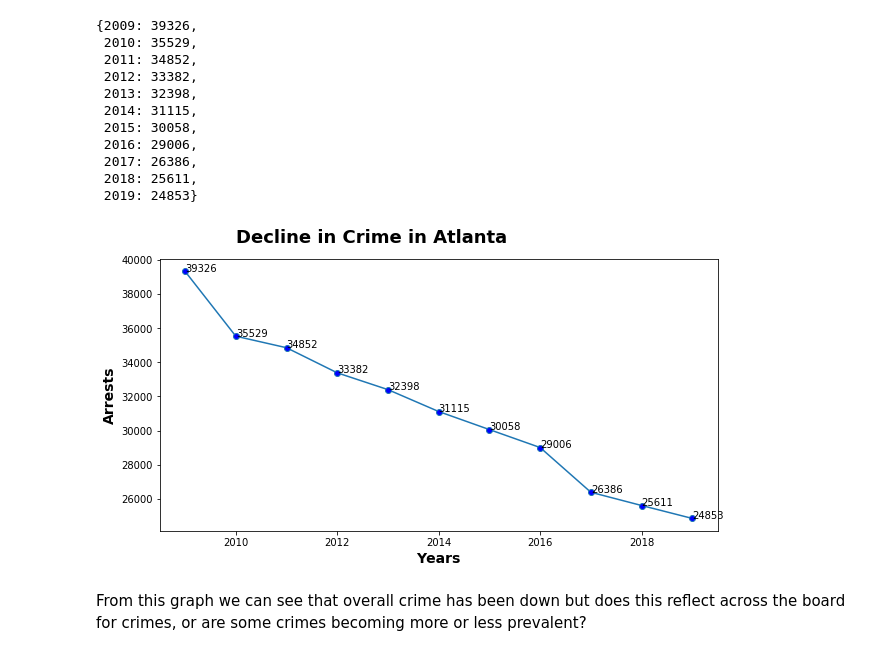
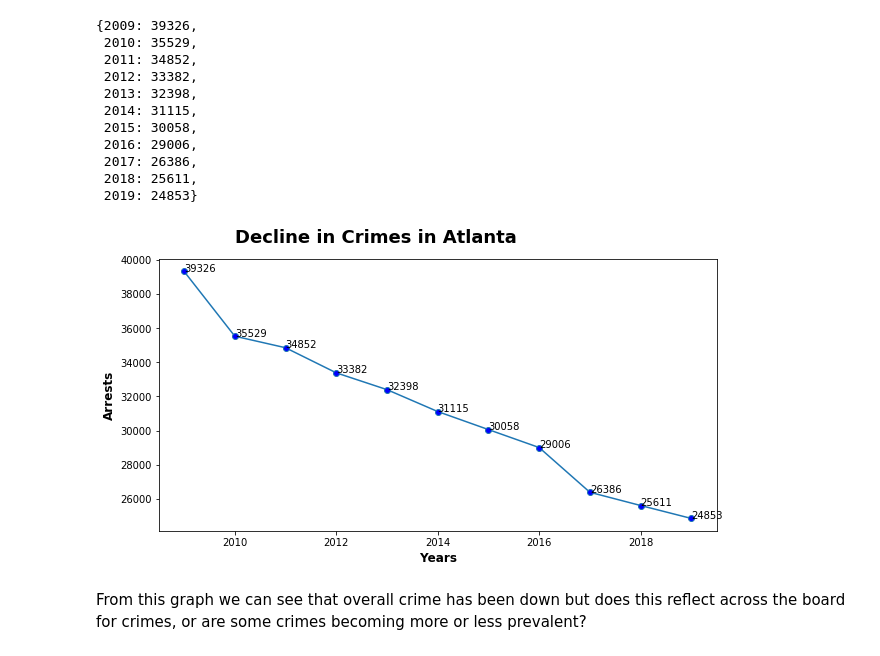
Before and after one commit to jiobu1/DS-Unit-1-Sprint-4-Data-Storytelling-Portfolio-Project, a Jupyter notebook: Jisha_Obukwelu_Unit_1_Data_Storytelling_Project.ipynb, the cells around one changed output. Cells and saved outputs as stored; diff of their text form; code cells hidden in the pictures.

```diff
--- a/Jisha_Obukwelu_Unit_1_Data_Storytelling_Project.ipynb
+++ b/Jisha_Obukwelu_Unit_1_Data_Storytelling_Project.ipynb
@@ -158,34 +168,34 @@ year
 # %%
 # sorted by key, return a list of tuples
 lists = sorted(year.items())
 
 # unpack a list of pairs into two tuples
 x, y = zip(*lists)
 
 # fig size
 fig, ax = plt.subplots(figsize = (10, 5))
 fig.facecolor = 'white'
 
 # graphing line
 plt.plot(x, y, marker = 'o', markerfacecolor='blue')
 
 # labeling graph
 plt.text (x = 2010,
           y = 41000,
-          s = 'Decline in Crime in Atlanta',
+          s = 'Decline in Crimes in Atlanta',
           fontsize = 18,
           fontweight = 'bold')
 
-plt.xlabel('Years', fontsize = 14, fontweight = 'bold')
-plt.ylabel('Arrests', fontsize = 14, fontweight = 'bold')
+plt.xlabel('Years', fontsize = 12, fontweight = 'bold')
+plt.ylabel('Arrests', fontsize = 12, fontweight = 'bold')
 
 # labeling data
 for i, txt in enumerate(y):
     plt.annotate(txt, (x[i], y[i]))
 
 plt.show()
 # %% [output]
-[figure, old version]
+[figure, new version]
 # %% [markdown]
 From this graph we can see that overall crime has been down but does this reflect across the board for crimes, or are some crimes becoming more or less prevalent?
 # %% [markdown]
```
Also changed, not shown: parts of 18 cells of this notebook.
